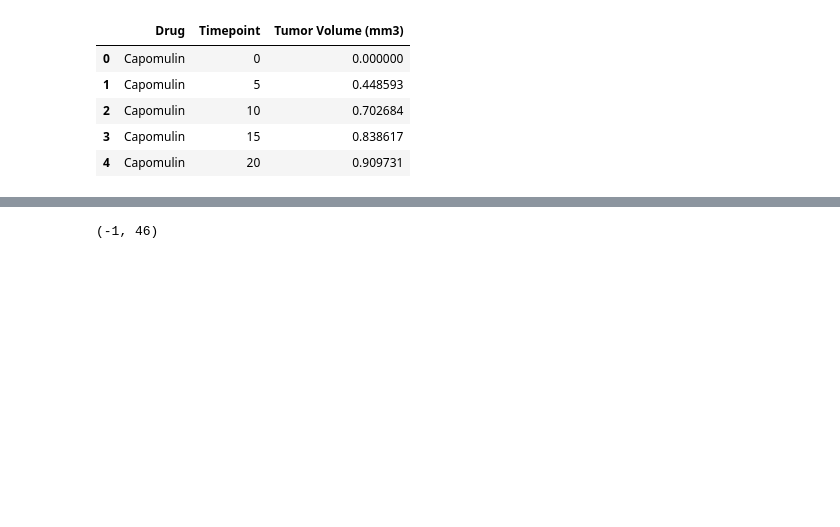
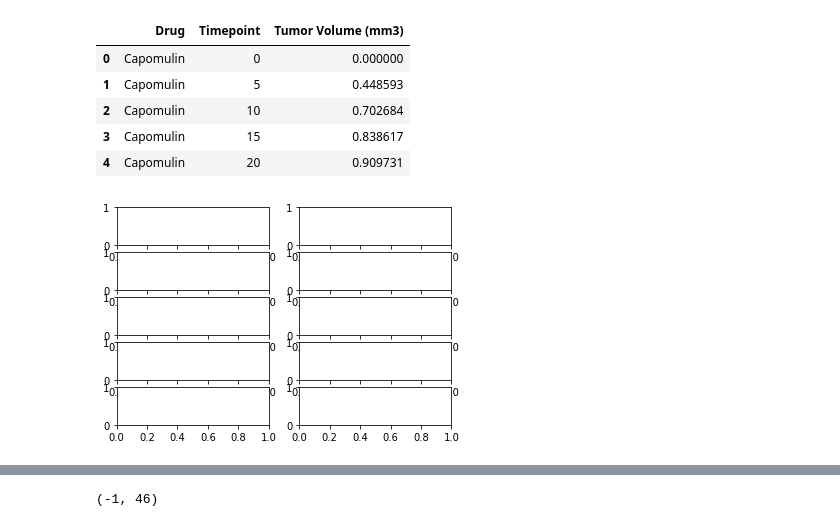
Before and after one commit to efrisch6/matplotlib-challenge, a Jupyter notebook: Pymaceuticals/pymaceuticals_starter.ipynb, the cells around one changed output, grey strips where cells are left out. Drawn from its saved outputs; the diff is of its cells as text; code cells hidden in the pictures; blank space fills up the shorter version.

Commit message:
Trying out subplots

```diff
--- a/Pymaceuticals/pymaceuticals_starter.ipynb
+++ b/Pymaceuticals/pymaceuticals_starter.ipynb
@@ -64,6 +64,11 @@ tumor_std_err_df.head()
 | 2 | Capomulin | 10 | 0.702684 |
 | 3 | Capomulin | 15 | 0.838617 |
 | 4 | Capomulin | 20 | 0.909731 |
+# %%
+fig, axs = plt.subplots(5,2)
+axs[0]
+# %% [output]
+[figure, added]
 # %%
 # Minor Data Munging to Re-Format the Data Frames
 mean_tumor_pivot = mean_tumor_df.pivot_table(index=["Timepoint"],columns=["Drug"],values="Tumor Volume (mm3)")
```
Also changed, not shown: parts of 4 cells of this notebook.
